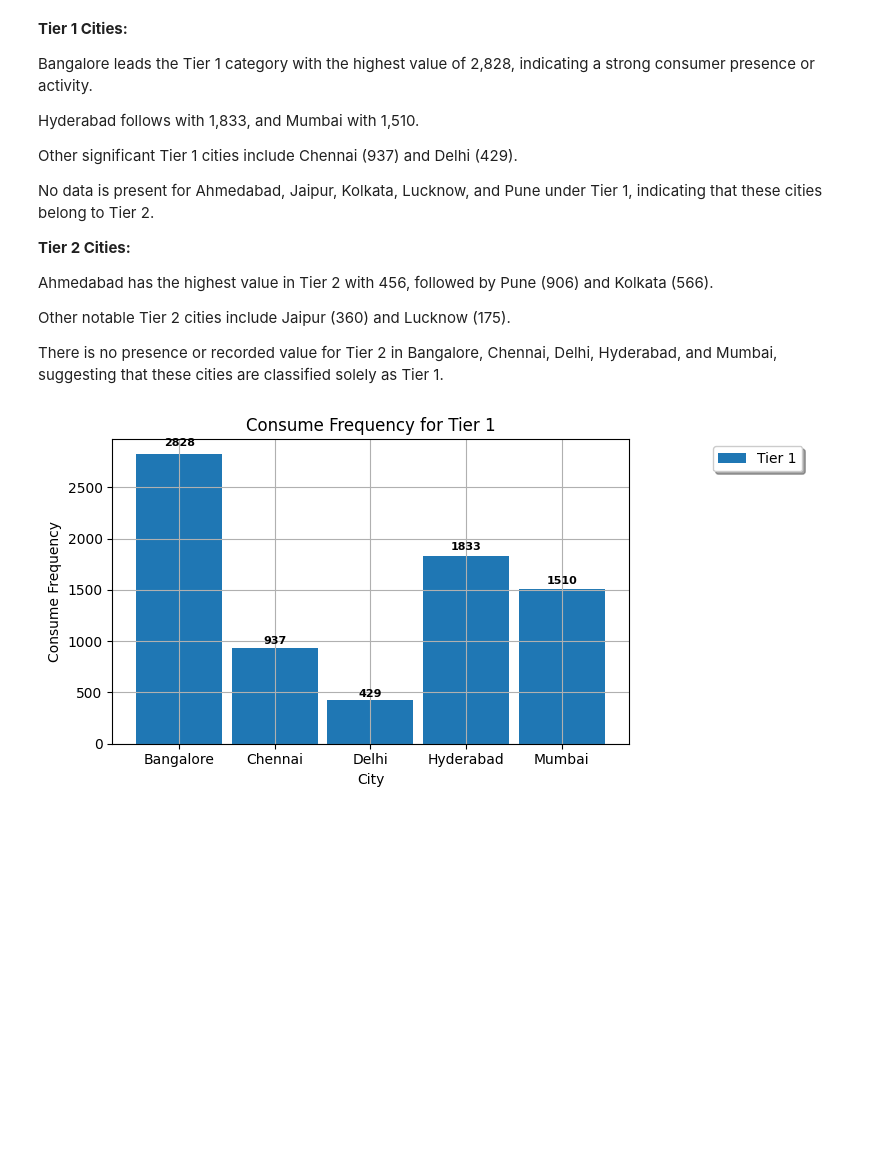
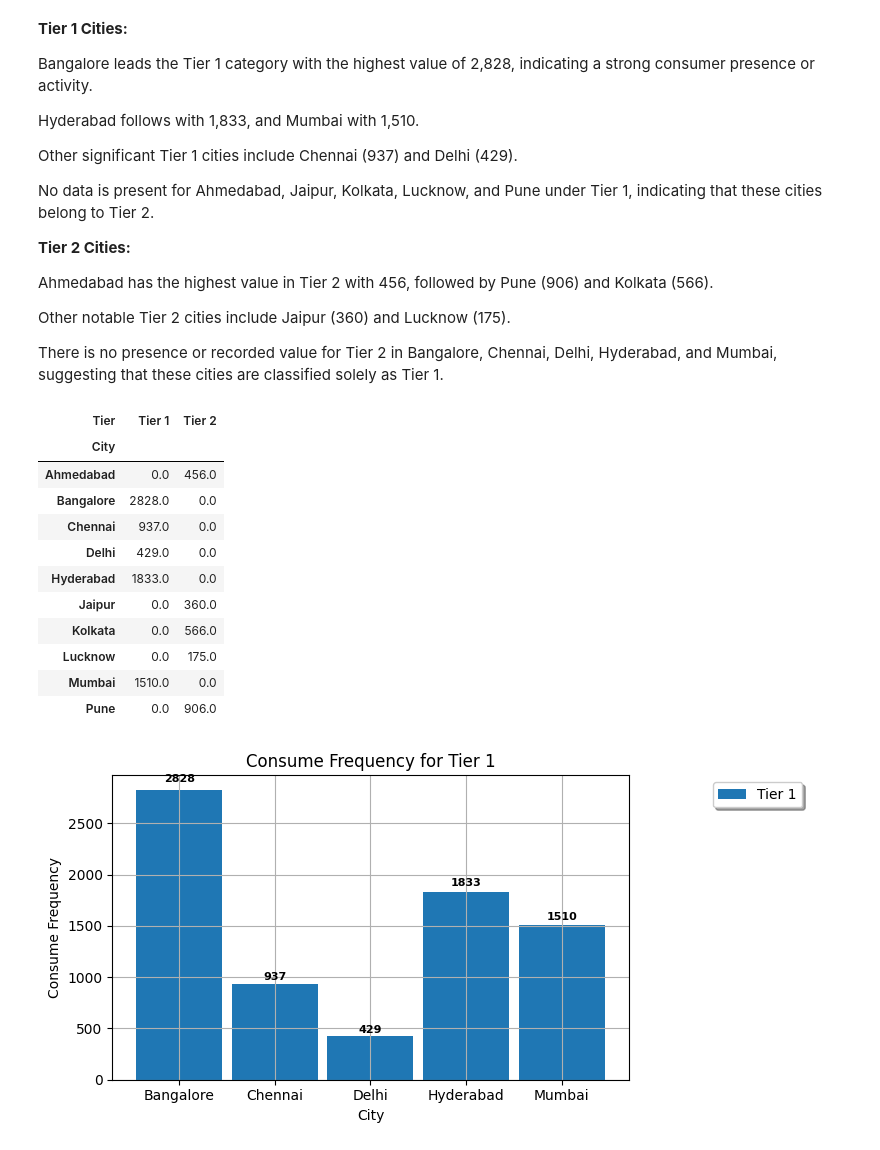
Before and after one commit to Udhay2898/Consumer-Behavior-and-Brand-Perception, a Jupyter notebook: Food_and_Beverage.ipynb, the cells around one changed output. Saved outputs shown, nothing was run; the diff lists cells and outputs as text; code cells hidden in the pictures; blank space fills up the shorter version.

```diff
--- a/Food_and_Beverage.ipynb
+++ b/Food_and_Beverage.ipynb
@@ -443,5 +443,22 @@ Other notable Tier 2 cities include Jaipur (360) and Lucknow (175).
 
 There is no presence or recorded value for Tier 2 in Bangalore, Chennai, Delhi,
 Hyderabad, and Mumbai, suggesting that these cities are classified solely as Tier 1.
+# %%
+tier_df = df.groupby(['City', 'Tier']).agg({'Consume_frequency': 'count'}).reset_index()
+tier_df = tier_df.pivot_table(index='City', columns='Tier', values='Consume_frequency', fill_value=0)
+tier_df
+# %% [output]
+| Tier | Tier 1 | Tier 2 |
+| City |  |  |
+| Ahmedabad | 0.0 | 456.0 |
+| Bangalore | 2828.0 | 0.0 |
+| Chennai | 937.0 | 0.0 |
+| Delhi | 429.0 | 0.0 |
+| Hyderabad | 1833.0 | 0.0 |
+| Jaipur | 0.0 | 360.0 |
+| Kolkata | 0.0 | 566.0 |
+| Lucknow | 0.0 | 175.0 |
+| Mumbai | 1510.0 | 0.0 |
+| Pune | 0.0 | 906.0 |
 # %%
 bar_width = 0.9
```
Also changed, not shown: parts of 12 cells of this notebook.
